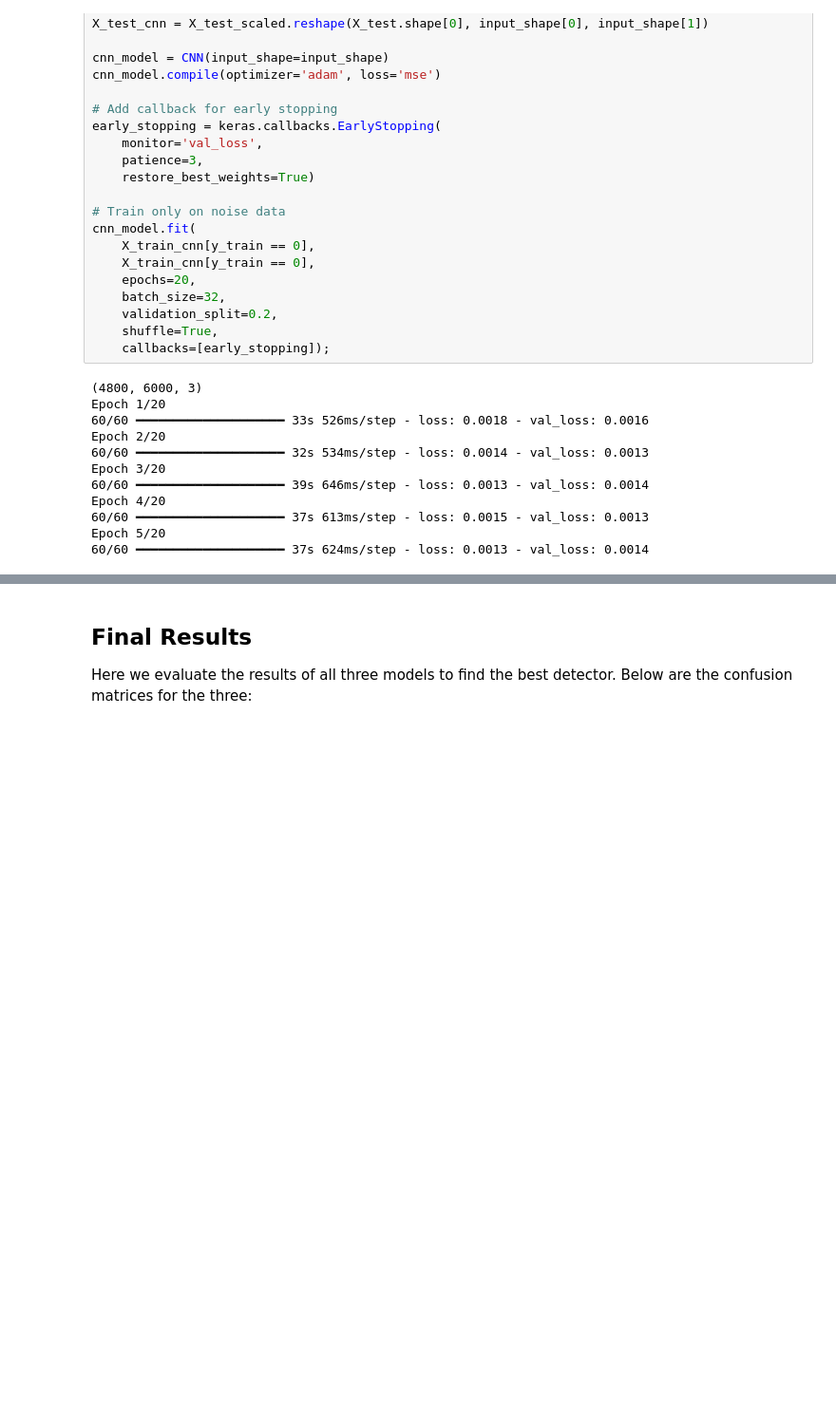
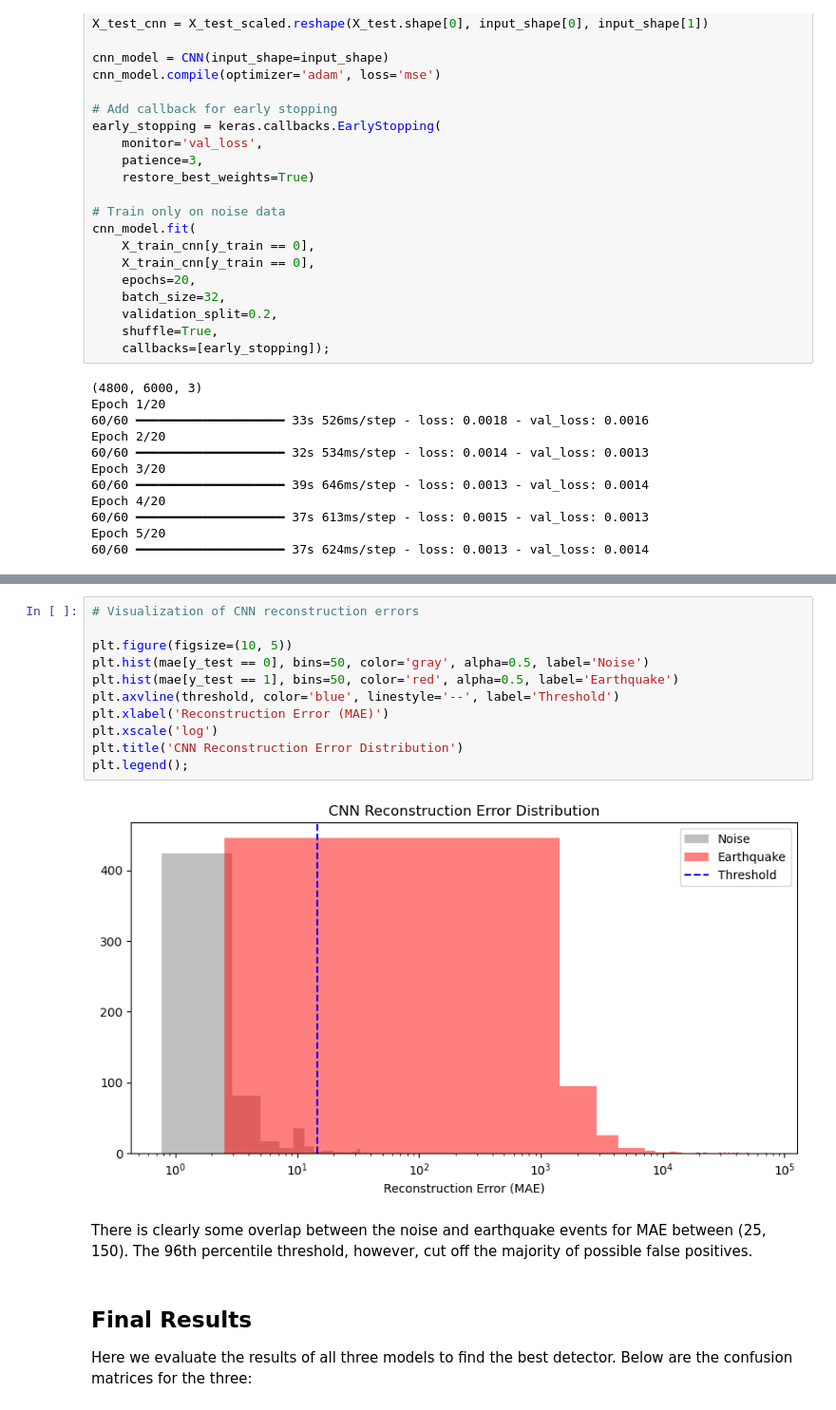
Before and after one commit to marcosmarro/seismic-anomaly-detector, a Jupyter notebook: main.ipynb, the cells around one changed output, grey strips where cells are left out. Shown: that part at 95% size. Cells and saved outputs as stored; diff of their text form; blank space fills up the shorter version.

```diff
--- a/main.ipynb
+++ b/main.ipynb
@@ -412,6 +412,21 @@ print(classification_report(y_test, y_pred_cnn, digits=4))
     accuracy                         0.9617      1200
    macro avg     0.9617    0.9617    0.9617      1200
 weighted avg     0.9617    0.9617    0.9617      1200
+# %%
+# Visualization of CNN reconstruction errors
+
+plt.figure(figsize=(10, 5))
+plt.hist(mae[y_test == 0], bins=50, color='gray', alpha=0.5, label='Noise')
+plt.hist(mae[y_test == 1], bins=50, color='red', alpha=0.5, label='Earthquake')
+plt.axvline(threshold, color='blue', linestyle='--', label='Threshold')
+plt.xlabel('Reconstruction Error (MAE)')
+plt.xscale('log')
+plt.title('CNN Reconstruction Error Distribution')
+plt.legend();
+# %% [output]
+[figure, added]
+# %% [markdown]
+There is clearly some overlap between the noise and earthquake events for MAE between (25, 150). The 96th percentile threshold, however, cut off the majority of possible false positives.
 # %% [markdown]
 ## Final Results
 
```
Also changed, not shown: parts of 2 cells of this notebook, 1 other file.
